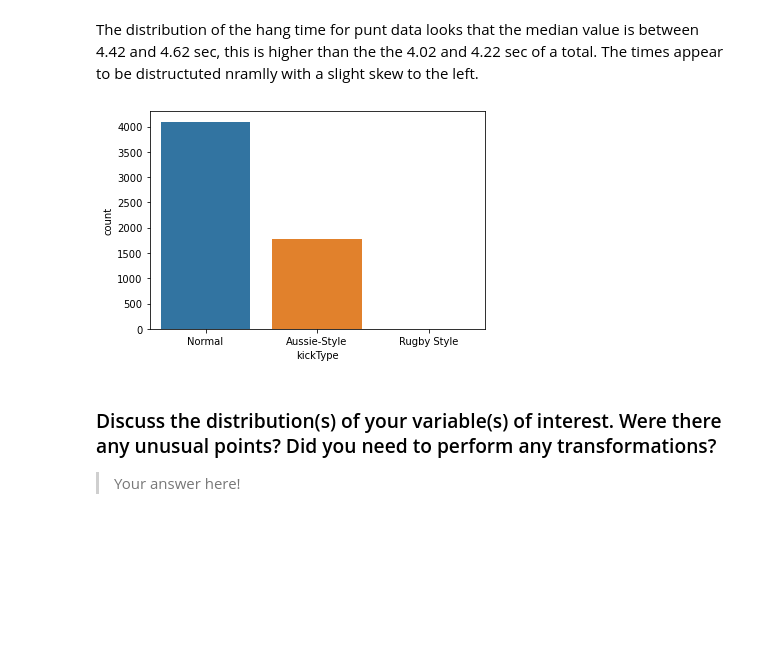
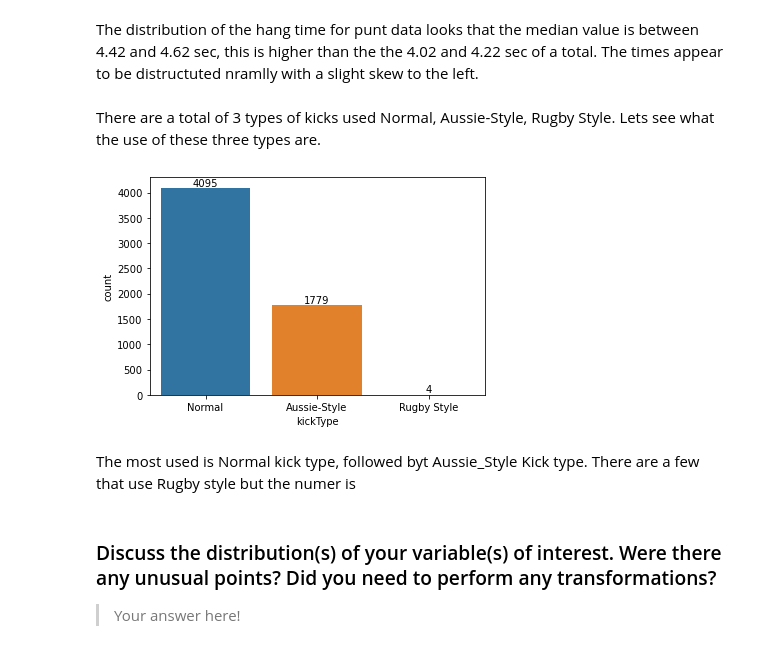
Before and after one commit to dkrejcarek/punt_analysis, a Jupyter notebook: Part_I_exploration_template.ipynb, the cells around one changed output. Drawn from its saved outputs; the diff is of its cells as text; code cells hidden in the pictures; blank space fills up the shorter version.

Commit message:
Update Univaritate Plots

```diff
--- a/Part_I_exploration_template.ipynb
+++ b/Part_I_exploration_template.ipynb
@@ -423,22 +423,30 @@ plt.ylabel('Count');
 [figure]
 # %% [markdown]
 The distribution of the hang time for punt data looks that the median value is between 4.42 and 4.62 sec, this is higher than the the 4.02 and 4.22 sec of a total.  The times appear to be distructuted nramlly with a slight skew to the left.
+# %% [markdown]
+There are a total of 3 types of kicks used Normal, Aussie-Style, Rugby Style.  Lets see what the use of these three types are.
 # %%
 # Plot the bar plot for the kick type
 kick_styles = {'N': 'Normal',
                'A': 'Aussie-Style',
                'R': 'Rugby Style'}
 # determine new tick values
-x_values = list(punt_data.kickType.value_counts().index)
+n_kicks = punt_data['kickType'].value_counts().sum()
+x_counts = punt_data.kickType.value_counts()
+x_values = list(x_counts.index)
 x_labels = []
 for x in x_values:
     x_labels.append('{}'.format(kick_styles[x]))
 
 # Plot the count of styles
-sb.countplot(data=punt_data, x='kickType')
+chart = sb.countplot(data=punt_data, x='kickType', order=x_values)
+chart.bar_label(chart.containers[0])
+
 plt.xticks(range(0, len(x_values)), x_labels);
 # %% [output]
-[figure, old version]
+[figure, new version]
+# %% [markdown]
+The most used is Normal kick type, followed byt Aussie_Style Kick type.  There are a few that use Rugby style but the numer is
 # %% [markdown]
 ### Discuss the distribution(s) of your variable(s) of interest. Were there any unusual points? Did you need to perform any transformations?
 
```
